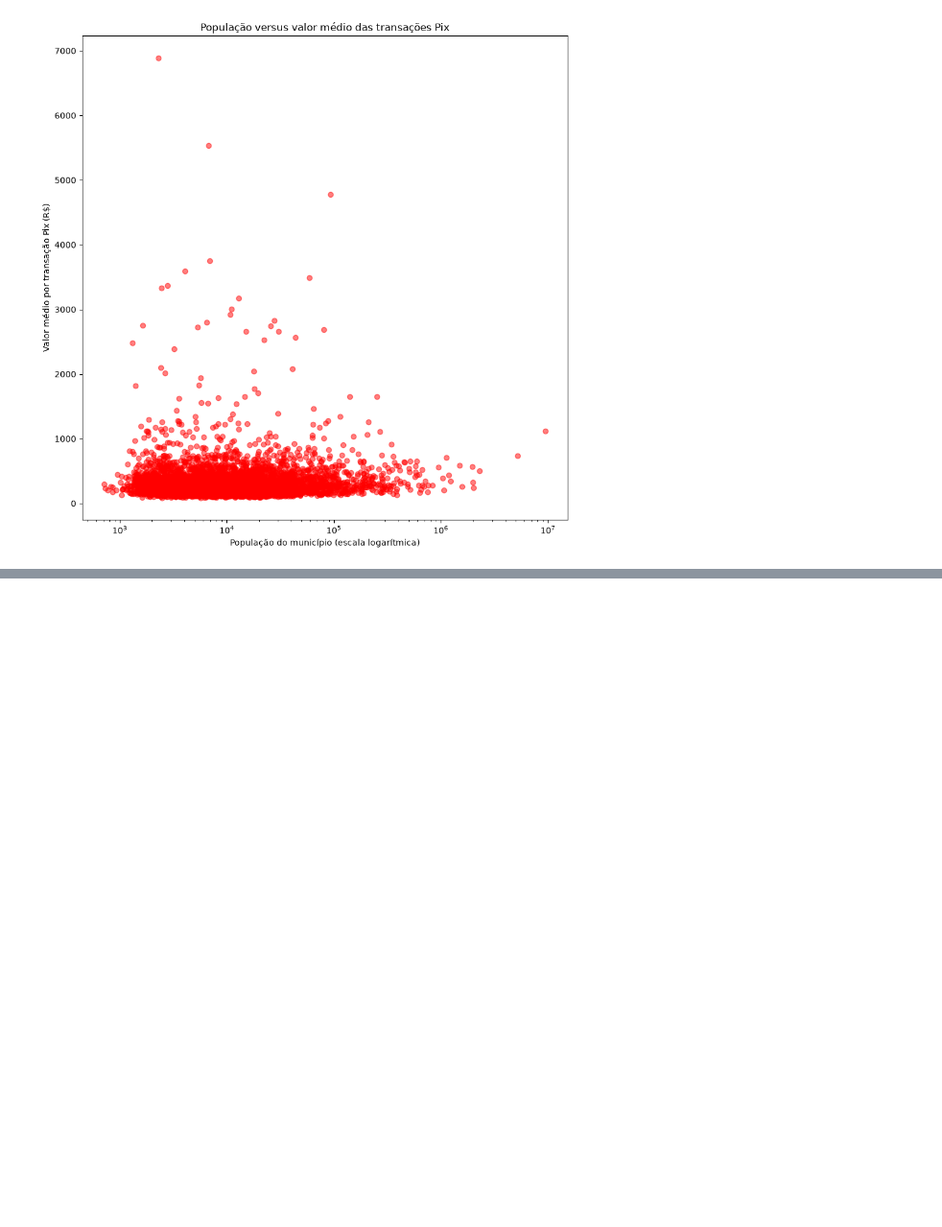
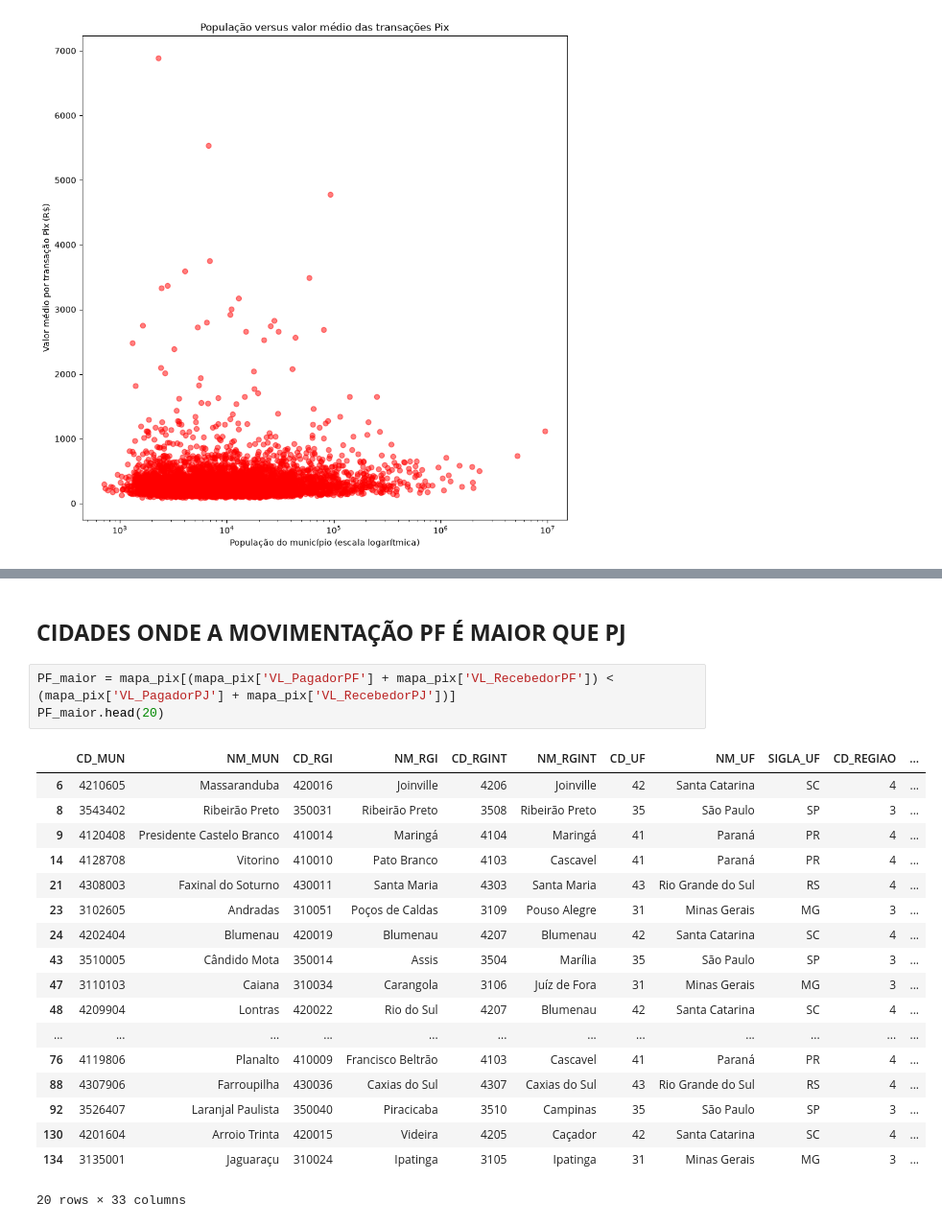
Before and after one commit to renatojo/AEDV-analise-visualizacao-pix, a Jupyter notebook: Trabalho.ipynb, the cells around one changed output, grey strips where cells are left out. Shown at 96% size. Saved outputs shown, nothing was run; the diff lists cells and outputs as text; blank space fills up the shorter version.

```diff
--- a/Trabalho.ipynb
+++ b/Trabalho.ipynb
@@ -216,0 +275,24 @@ plt.show()
+# %% [markdown]
+## **CIDADES ONDE A MOVIMENTAÇÃO PF É MAIOR QUE PJ**
+# %%
+PF_maior = mapa_pix[(mapa_pix['VL_PagadorPF'] + mapa_pix['VL_RecebedorPF']) < (mapa_pix['VL_PagadorPJ'] + mapa_pix['VL_RecebedorPJ'])]
+PF_maior.head(20)
+# %% [output]
+|  | CD_MUN | NM_MUN | CD_RGI | NM_RGI | CD_RGINT | NM_RGINT | CD_UF | NM_UF | SIGLA_UF | CD_REGIAO | ... |
+| 6 | 4210605 | Massaranduba | 420016 | Joinville | 4206 | Joinville | 42 | Santa Catarina | SC | 4 | ... |
+| 8 | 3543402 | Ribeirão Preto | 350031 | Ribeirão Preto | 3508 | Ribeirão Preto | 35 | São Paulo | SP | 3 | ... |
+| 9 | 4120408 | Presidente Castelo Branco | 410014 | Maringá | 4104 | Maringá | 41 | Paraná | PR | 4 | ... |
+| 14 | 4128708 | Vitorino | 410010 | Pato Branco | 4103 | Cascavel | 41 | Paraná | PR | 4 | ... |
+| 21 | 4308003 | Faxinal do Soturno | 430011 | Santa Maria | 4303 | Santa Maria | 43 | Rio Grande do Sul | RS | 4 | ... |
+| 23 | 3102605 | Andradas | 310051 | Poços de Caldas | 3109 | Pouso Alegre | 31 | Minas Gerais | MG | 3 | ... |
+| 24 | 4202404 | Blumenau | 420019 | Blumenau | 4207 | Blumenau | 42 | Santa Catarina | SC | 4 | ... |
+| 43 | 3510005 | Cândido Mota | 350014 | Assis | 3504 | Marília | 35 | São Paulo | SP | 3 | ... |
+| 47 | 3110103 | Caiana | 310034 | Carangola | 3106 | Juíz de Fora | 31 | Minas Gerais | MG | 3 | ... |
+| 48 | 4209904 | Lontras | 420022 | Rio do Sul | 4207 | Blumenau | 42 | Santa Catarina | SC | 4 | ... |
+| ... | ... | ... | ... | ... | ... | ... | ... | ... | ... | ... | ... |
+| 76 | 4119806 | Planalto | 410009 | Francisco Beltrão | 4103 | Cascavel | 41 | Paraná | PR | 4 | ... |
+| 88 | 4307906 | Farroupilha | 430036 | Caxias do Sul | 4307 | Caxias do Sul | 43 | Rio Grande do Sul | RS | 4 | ... |
+| 92 | 3526407 | Laranjal Paulista | 350040 | Piracicaba | 3510 | Campinas | 35 | São Paulo | SP | 3 | ... |
+| 130 | 4201604 | Arroio Trinta | 420015 | Videira | 4205 | Caçador | 42 | Santa Catarina | SC | 4 | ... |
+| 134 | 3135001 | Jaguaraçu | 310024 | Ipatinga | 3105 | Ipatinga | 31 | Minas Gerais | MG | 3 | ... |
+20 rows × 33 columns
```
Also changed, not shown: parts of 8 cells of this notebook.
